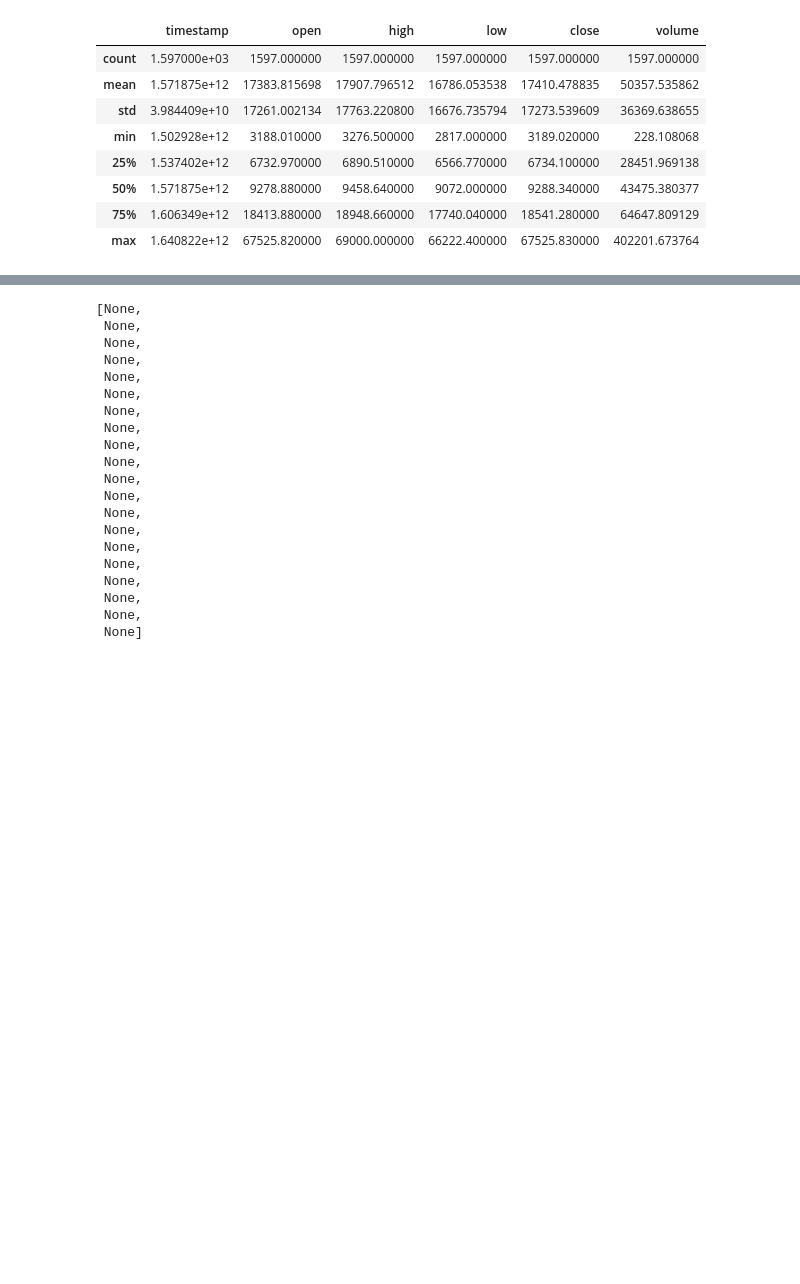
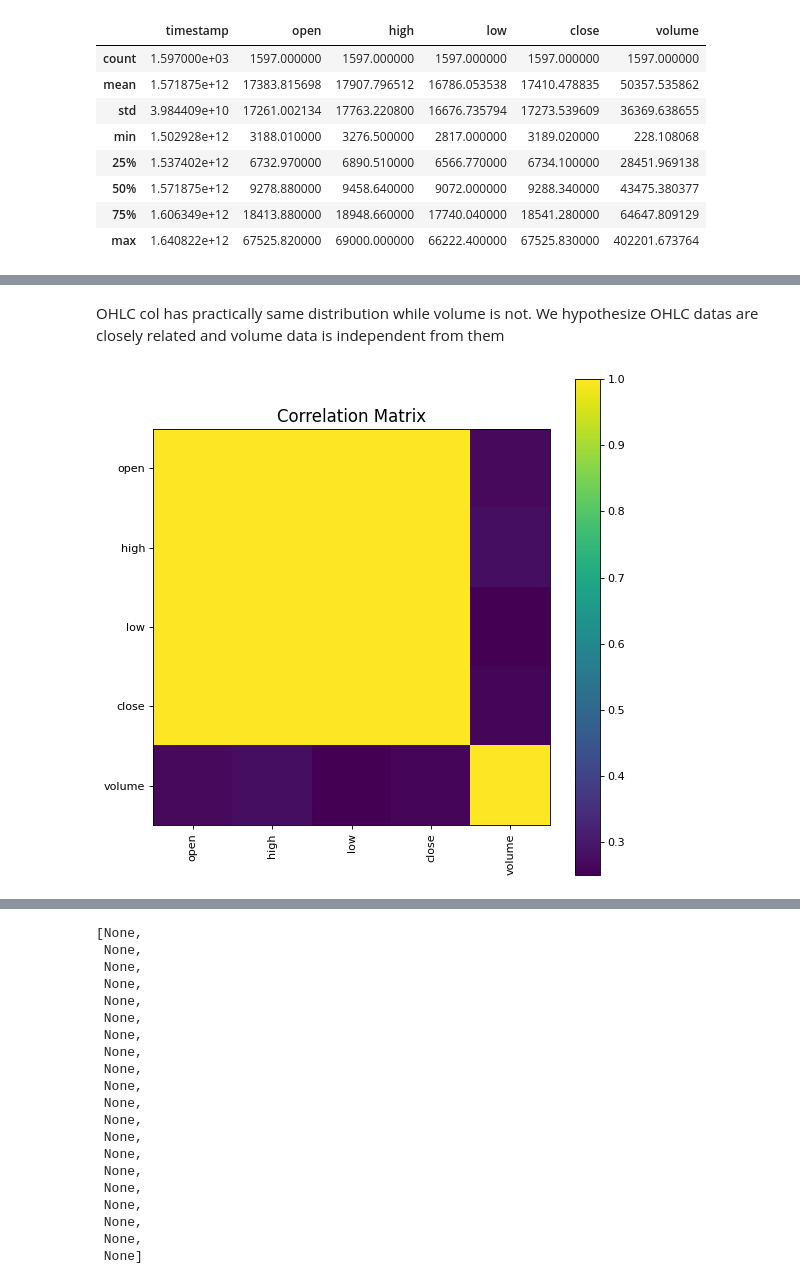
Before and after one commit to jsrimr/udacity-final-project, a Jupyter notebook: exploration.ipynb, the cells around one changed output, grey strips where cells are left out. Saved outputs shown, nothing was run; the diff lists cells and outputs as text; code cells hidden in the pictures; blank space fills up the shorter version.

Commit message:
add analysis on Data exploration notebook

```diff
--- a/exploration.ipynb
+++ b/exploration.ipynb
@@ -56,0 +145,7 @@ df.describe()
+# %% [markdown]
+OHLC col has practically same distribution while volume is not.
+We hypothesize OHLC datas are closely related and volume data is independent from them
+# %%
+plotCorrelationMatrix(df, 8)
+# %% [output]
+[figure, added]
```
Also changed, not shown: parts of 7 cells of this notebook.
